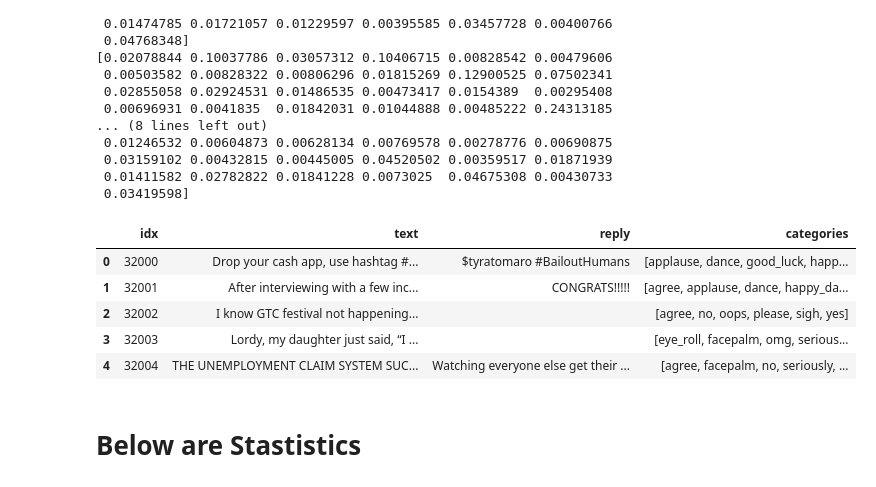
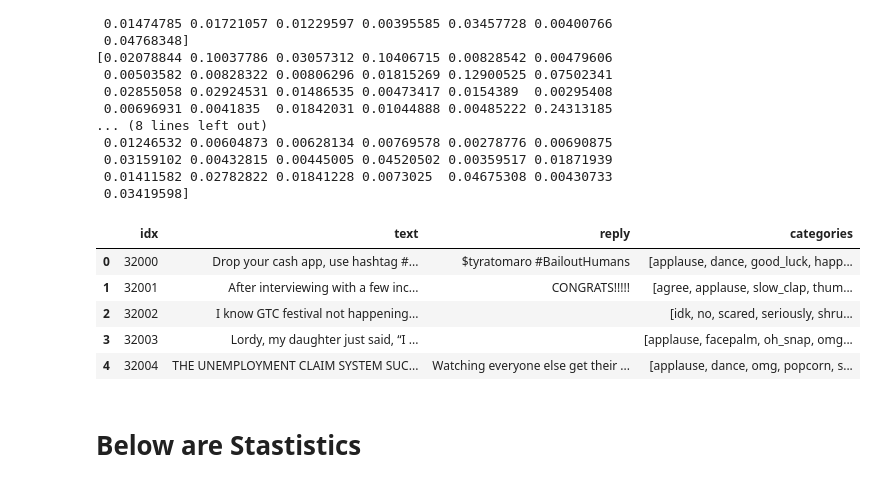
Before and after one commit to wywyWang/NLP-2020-EmotionGIF, a Jupyter notebook: EmotionGIF-V2.ipynb, the cells around one changed output. Saved outputs shown, nothing was run; the diff lists cells and outputs as text; code cells hidden in the pictures.

```diff
--- a/EmotionGIF-V2.ipynb
+++ b/EmotionGIF-V2.ipynb
@@ -415,6 +275,10 @@ print(result)
 # %%
 avg_map = 0
 total_predict = []
+
+predict_ok_yes = 0
+unpredict_class = defaultdict(lambda: 0)
+record_unpredict_class = defaultdict(lambda: defaultdict(lambda: 0))
 
 for eid, each_outputs in enumerate(model_outputs):
     predict_class = []
@@ -425,6 +289,21 @@ for eid, each_outputs in enumerate(model_outputs):
             if key in df['categories'][eid]:
                 correct += 1
             predict_class.append(key)
+    # Check what not predicted correct
+    check = predict_class.copy()
+    unmatch = df['categories'][eid].copy()
+    for each_class in df['categories'][eid]:
+        if each_class not in predict_class:
+            unpredict_class[each_class] += 1
+        else:
+            unmatch.remove(each_class)
+            check.remove(each_class)
+    for each_class in unmatch:
+        for each_check in check:
+            record_unpredict_class[each_class][each_check] += 1
+    if 'ok' in predict_class and 'yes' in predict_class:
+        predict_ok_yes += 1
+
     avg_map += (correct / len(df['categories'][eid]))
     total_predict.append(predict_class)
 
@@ -434,0 +318,14 @@ avg map = 0.7132401041666655
+# %%
+both_ok_agree = 0
+only_ok = 0
+only_agree = 0
+for i in range(len(df)):
+    if 'ok' in df['categories'][i] and 'agree' in df['categories'][i]:
+        both_ok_agree += 1
+    elif 'ok' in df['categories'][i] and 'agree' not in df['categories'][i]:
+        only_ok += 1
+    elif 'ok' not in df['categories'][i] and 'agree' in df['categories'][i]:
+        only_agree += 1
+print(both_ok_agree)
+print(only_ok)
+print(only_agree)
@@ -458,5 +400,5 @@ for eid, row in enumerate(raw_outputs):
             predict_class.append(key)
     total_predict.append(predict_class)
 # %%
-df_dev['categories'] = total_predict
+df_dev_ori['categories'] = total_predict
 # %%
@@ -541,14 +483,14 @@ for eid, row_roberta_base in enumerate(raw_outputs_roberta_base):
             predict_class.append(key)
     total_predict.append(predict_class)
 # %%
-df_dev['categories'] = total_predict
+df_dev_ori['categories'] = total_predict
 # %%
-df_dev.head()
+df_dev_ori.head()
 # %% [output]
 |  | idx | text | reply | categories |
 | 0 | 32000 | Drop your cash app, use hashtag #... | $tyratomaro #BailoutHumans | [applause, dance, good_luck, happ... |
-| 1 | 32001 | After interviewing with a few inc... | CONGRATS!!!!! | [agree, applause, dance, happy_da... |
-| 2 | 32002 | I know GTC festival not happening... |  | [agree, no, oops, please, sigh, yes] |
-| 3 | 32003 | Lordy, my daughter just said, “I ... |  | [eye_roll, facepalm, omg, serious... |
-| 4 | 32004 | THE UNEMPLOYMENT CLAIM SYSTEM SUC... | Watching everyone else get their ... | [agree, facepalm, no, seriously, ... |
+| 1 | 32001 | After interviewing with a few inc... | CONGRATS!!!!! | [agree, applause, slow_clap, thum... |
+| 2 | 32002 | I know GTC festival not happening... |  | [idk, no, scared, seriously, shru... |
+| 3 | 32003 | Lordy, my daughter just said, “I ... |  | [applause, facepalm, oh_snap, omg... |
+| 4 | 32004 | THE UNEMPLOYMENT CLAIM SYSTEM SUC... | Watching everyone else get their ... | [applause, dance, omg, popcorn, s... |
 # %%
```
Also changed, not shown: parts of 23 cells of this notebook, 1 other file.
